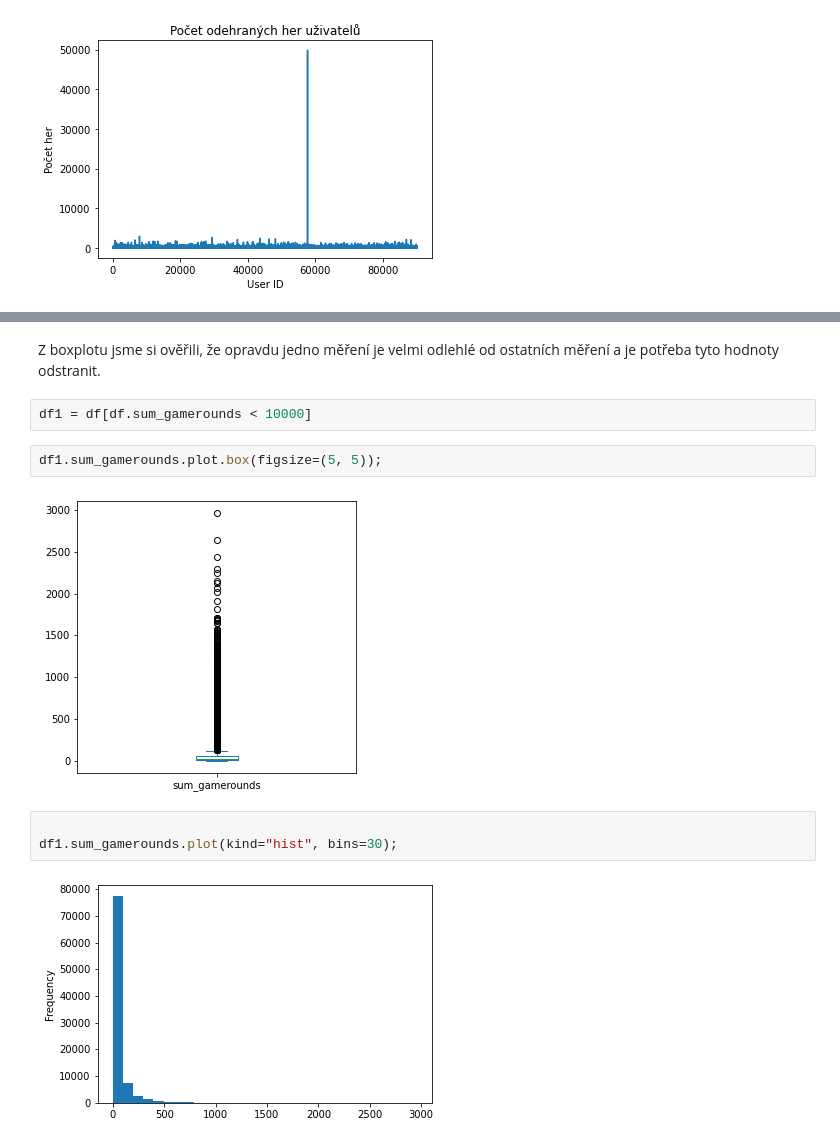
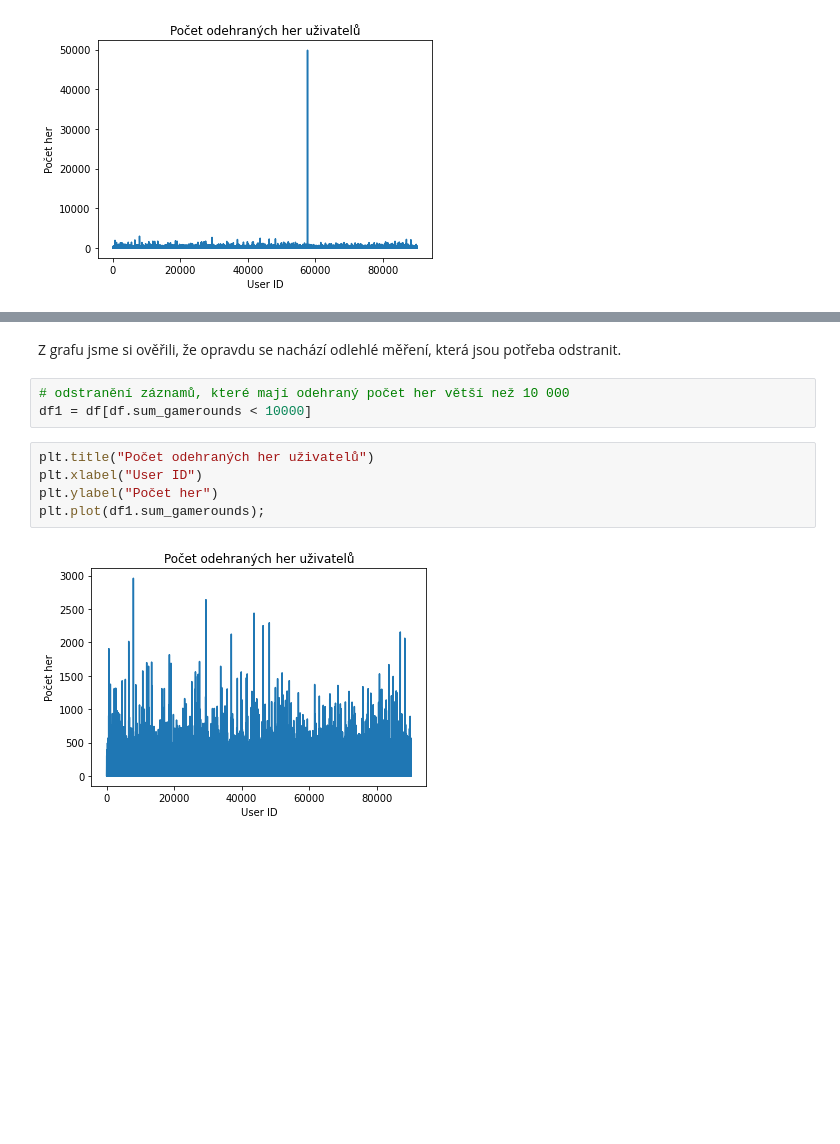
Before and after one commit to 9berny9/cookie_cats_analysis, a Jupyter notebook: cats.ipynb, the cells around one changed output, grey strips where cells are left out. Saved outputs shown, nothing was run; the diff lists cells and outputs as text; blank space fills up the shorter version.

```diff
--- a/cats.ipynb
+++ b/cats.ipynb
@@ -113,13 +109,12 @@ df.sum_gamerounds.plot.box(figsize=(5, 5));
 # %% [markdown]
-Z boxplotu jsme si ověřili, že opravdu jedno měření je velmi odlehlé od ostatních měření a je potřeba tyto hodnoty odstranit.
+Z grafu jsme si ověřili, že opravdu se nachází odlehlé měření, která jsou potřeba odstranit.
-# %%
-df1 = df[df.sum_gamerounds < 10000]
-# %%
-df1.sum_gamerounds.plot.box(figsize=(5, 5));
-# %% [output]
-[figure, removed]
-# %%
-
-df1.sum_gamerounds.plot(kind="hist", bins=30);
-# %% [output]
-[figure, removed]
+# %%
+# odstranění záznamů, které mají odehraný počet her větší než 10 000
+df1 = df[df.sum_gamerounds < 10000]
+# %%
+plt.title("Počet odehraných her uživatelů")
+plt.xlabel("User ID")
+plt.ylabel("Počet her")
+plt.plot(df1.sum_gamerounds);
+# %% [output]
+[figure, added]
```
Also changed, not shown: parts of 1 cell of this notebook.
